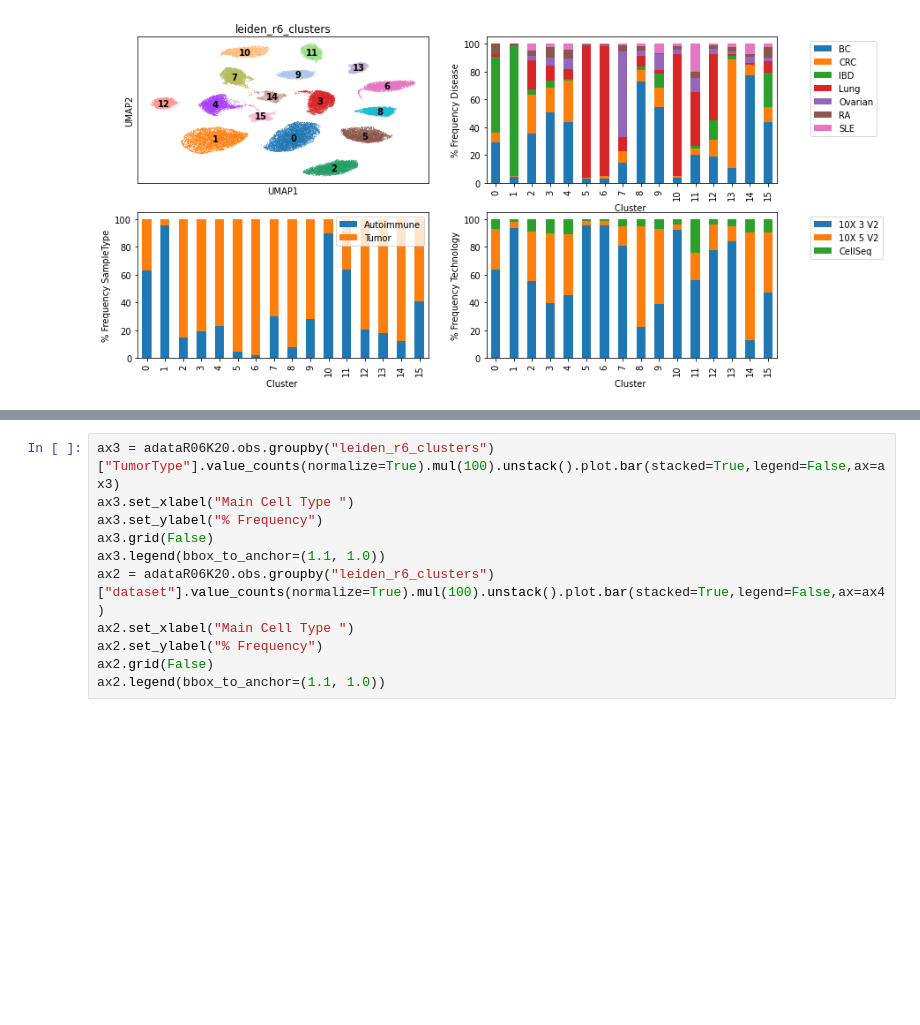
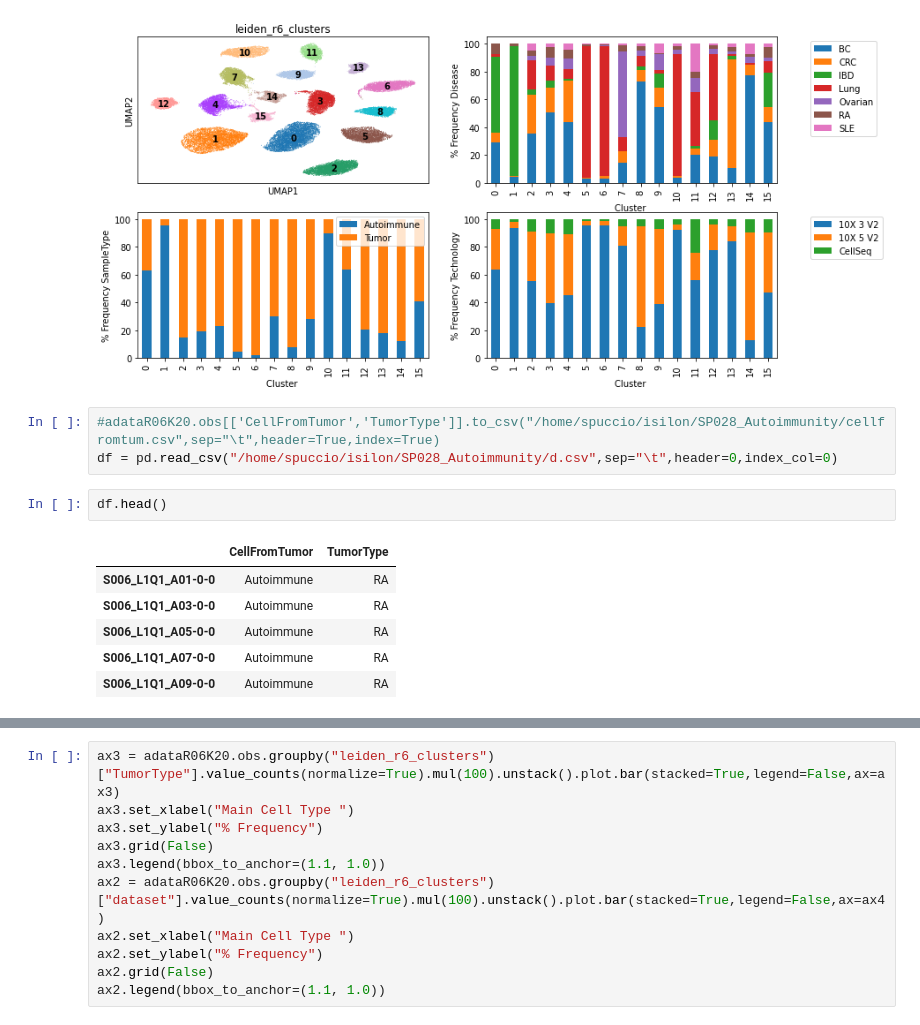
Before and after one commit to luglilab/SP028_Autoimmunity, a Jupyter notebook: Integration_Clustering_Degs.ipynb, the cells around one changed output, grey strips where cells are left out. Saved outputs shown, nothing was run; the diff lists cells and outputs as text; blank space fills up the shorter version.

```diff
--- a/Integration_Clustering_Degs.ipynb
+++ b/Integration_Clustering_Degs.ipynb
@@ -181,3 +181,15 @@ ax4.legend(bbox_to_anchor=(1.1, 1.0))
 # %% [output]
 <matplotlib.legend.Legend at 0x...>
 [figure]
+# %%
+#adataR06K20.obs[['CellFromTumor','TumorType']].to_csv("/home/spuccio/isilon/SP028_Autoimmunity/cellfromtum.csv",sep="\t",header=True,index=True)
+df = pd.read_csv("/home/spuccio/isilon/SP028_Autoimmunity/d.csv",sep="\t",header=0,index_col=0)
+# %%
+df.head()
+# %% [output]
+|  | CellFromTumor | TumorType |
+| S006_L1Q1_A01-0-0 | Autoimmune | RA |
+| S006_L1Q1_A03-0-0 | Autoimmune | RA |
+| S006_L1Q1_A05-0-0 | Autoimmune | RA |
+| S006_L1Q1_A07-0-0 | Autoimmune | RA |
+| S006_L1Q1_A09-0-0 | Autoimmune | RA |
```
Also changed, not shown: parts of 7 cells of this notebook.
